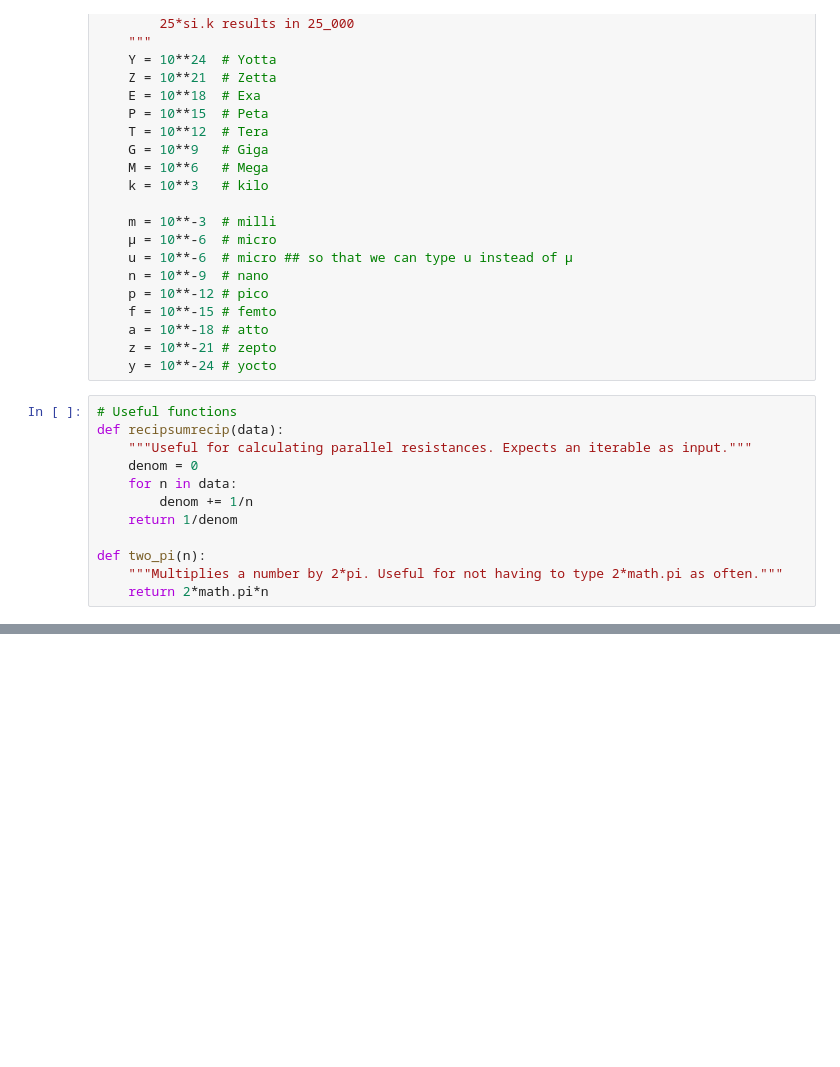
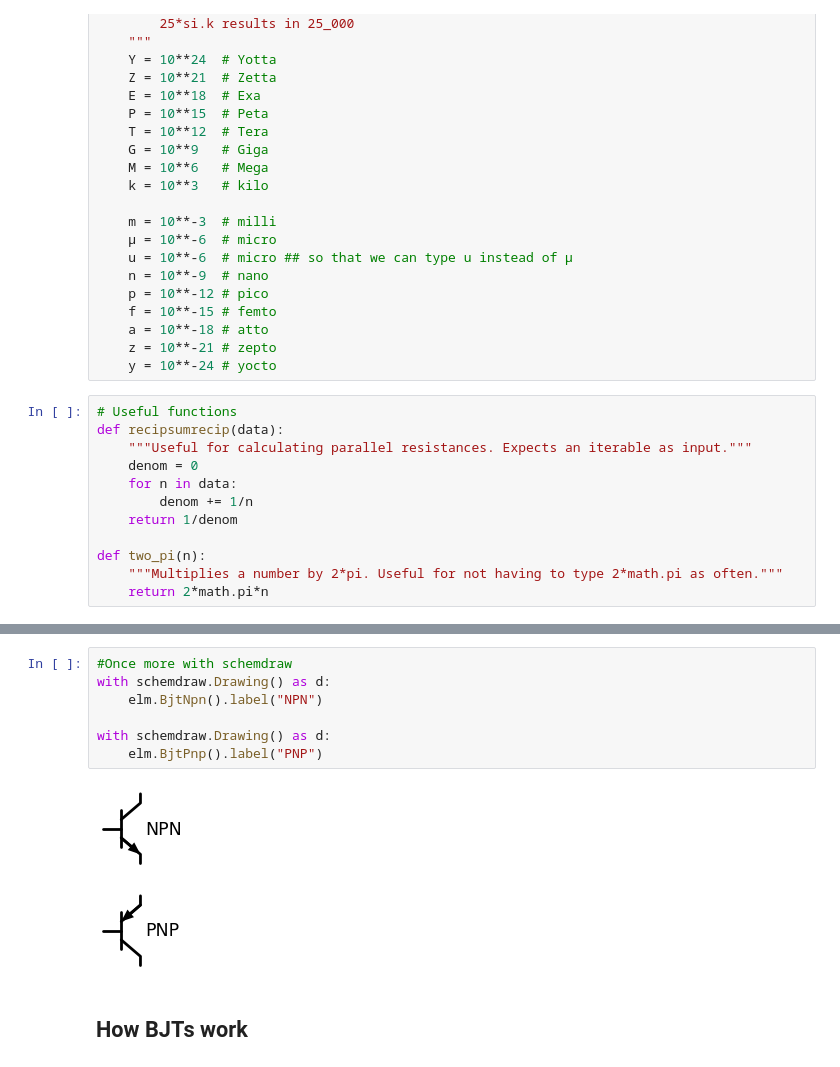
Before and after one commit to MrEnigmamgine/notes, a Jupyter notebook: scratch/BJT Transistors.ipynb, the cells around one changed output, grey strips where cells are left out. Cells and saved outputs as stored; diff of their text form; blank space fills up the shorter version.

```diff
--- a/scratch/BJT Transistors.ipynb
+++ b/scratch/BJT Transistors.ipynb
@@ -48,0 +81,12 @@ def two_pi(n):
+# %%
+#Once more with schemdraw
+with schemdraw.Drawing() as d:
+    elm.BjtNpn().label("NPN")
+
+with schemdraw.Drawing() as d:
+    elm.BjtPnp().label("PNP")
+# %% [output]
+[figure, added]
+[figure, added]
+# %% [markdown]
+## How BJTs work
```
Also changed, not shown: parts of 9 cells of this notebook.
